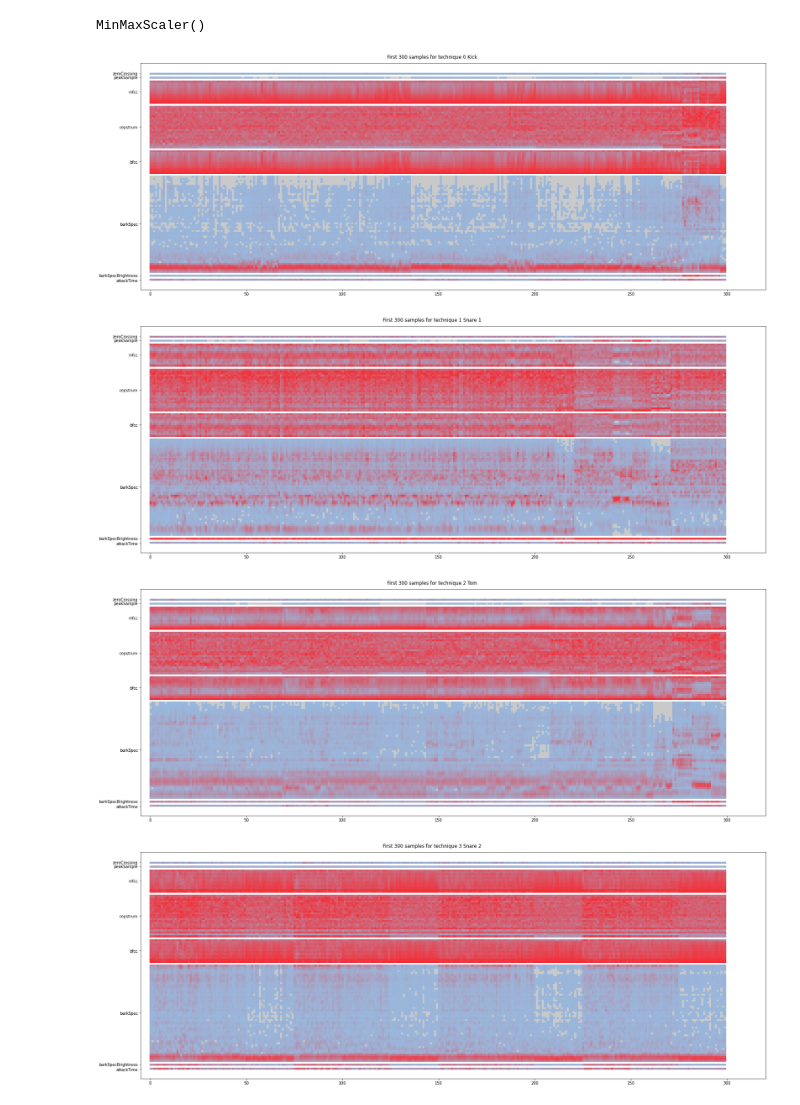
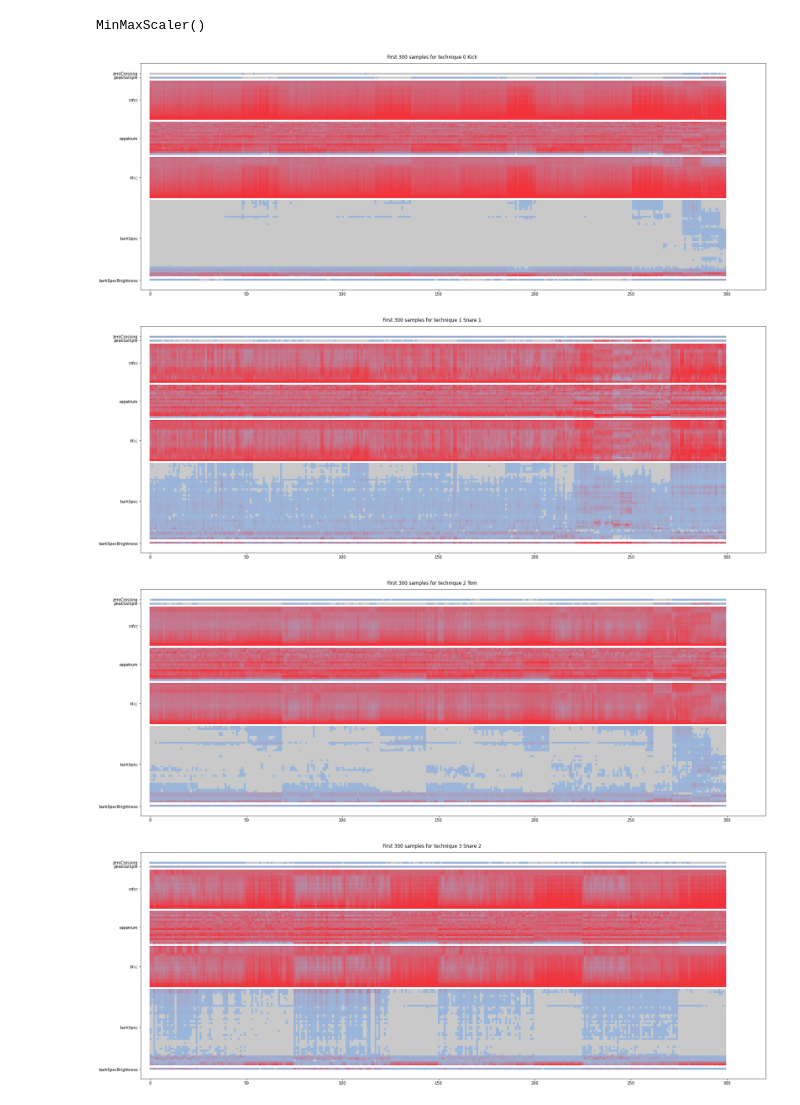
Before and after one commit to domenicostefani/ExpressiveGuitar-TechniqueClassifier, a Jupyter notebook: analysis/print_features.ipynb, the cells around one changed output. Saved outputs shown, nothing was run; the diff lists cells and outputs as text; code cells hidden in the pictures.

```diff
--- a/analysis/print_features.ipynb
+++ b/analysis/print_features.ipynb
@@ -18,7 +18,7 @@ of the pick hand)
 # %% [markdown]
 ## Import modules and mount drive folder
 # %%
-SUPERLONG_WINDOW = False
+SUPERLONG_WINDOW = True
 
 if SUPERLONG_WINDOW:
     DATASET_FILENAME = 'onlycorrectdetections_extraction-outputPROCESSED_FEATURES_20221206-165551_SUPERLONGdataset-phase3PROCESSED_FEATURES.pickle'
@@ -103,11 +103,9 @@ if COLAB:
     drive.mount('/content/gdrive', force_remount=False)
 
     HOMEBASE = os.path.join('/content','gdrive','MyDrive','dottorato','Publications','02-IEEE-RTEmbeddedTimbreClassification(submitted)','Classifier')
-    THISDIR = "/content/"
 else:
     print('Not running on CoLab')
-    HOMEBASE = "."
-    THISDIR = "./"
+    HOMEBASE = "./../"
 DATAFOLDER = os.path.join(HOMEBASE,"data/phase3")
 MODELFOLDER = os.path.join(HOMEBASE,"output")
 
@@ -793,36 +789,36 @@ c2='#F42F37' #green
 zero_color = '#C9C9C9'
 s = 16
 
-zero_threshold = 0.01
+zero_threshold = 0.02
 logscaled = False
 spacing = 1
 
 # how many samples to plot
 samples_to_plot = 300
 
 
 for technique in sorted(dataset_labels.unique()):
     # print(technique)
     features = dataset_features[dataset_labels==technique]
     # print(features.shape)
 
     data = features.iloc[range(samples_to_plot)].to_numpy()
     # data = features.sample(n=samples_to_plot).to_numpy()
 
     data = scaler.transform(data)
 
 
     fig = plt.figure(figsize=(24,8.9), tight_layout=True)
     ax = fig.add_subplot(111)
     ax.set_xlim(-5,320)
     fig.suptitle('First '+str(samples_to_plot)+' samples for technique '+str(technique)+' '+CLASSES_DESC[technique])
     plot_data(data, header, zero_threshold, c1, c2, zero_color, False, ax)
 
     fig.savefig('first_'+str(samples_to_plot)+'_samples_for_technique_'+str(technique)+'_'+CLASSES_DESC[technique]+'.png', dpi=300)
 
     # break
 # %% [output]
-[figure, old version]
+[figure, new version]
-[figure, old version]
+[figure, new version]
-[figure, old version]
+[figure, new version]
-[figure, old version]
+[figure, new version]
```
Also changed, not shown: parts of 6 cells of this notebook, 1 other file.
